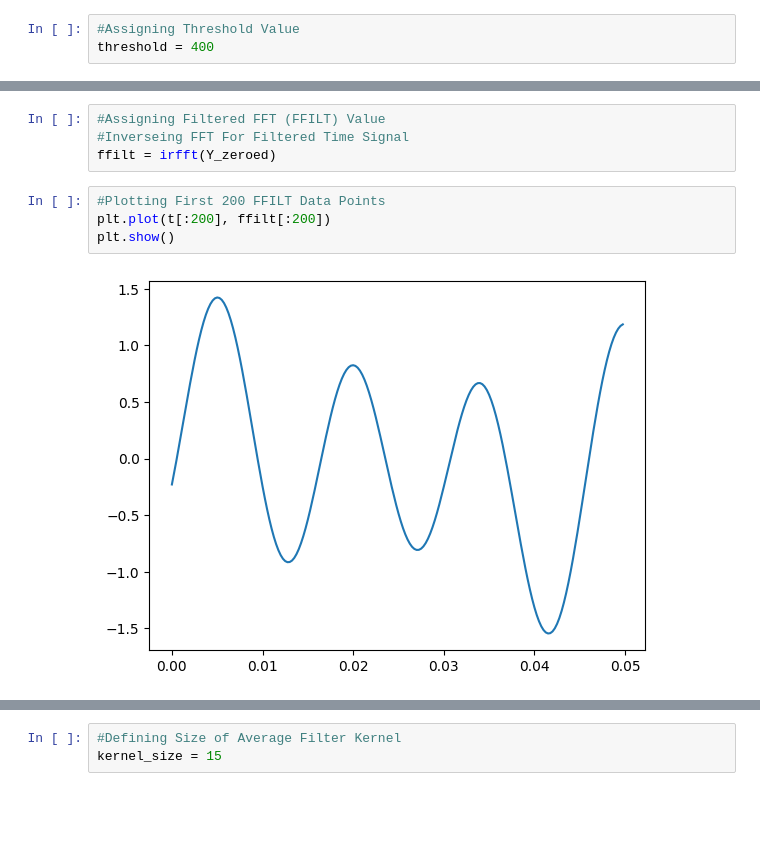
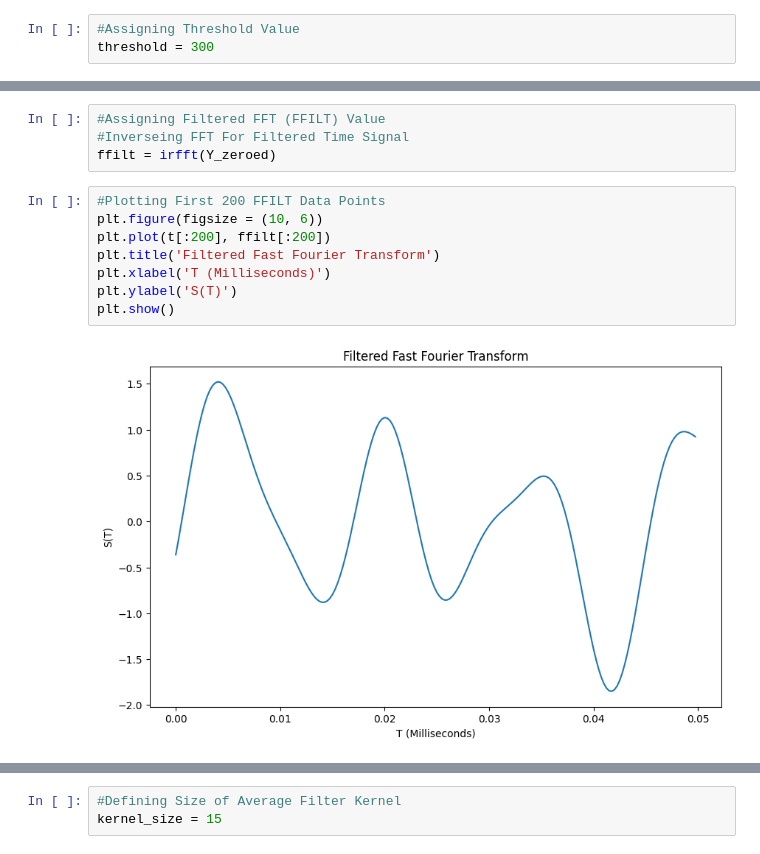
Before and after one commit to TarteelA/Applied-Signal-Processing-Using-Python, a Jupyter notebook: Abnormal.ipynb, the cells around one changed output, grey strips where cells are left out. Drawn from its saved outputs; the diff is of its cells as text; blank space fills up the shorter version.

```diff
--- a/Abnormal.ipynb
+++ b/Abnormal.ipynb
@@ -74,6 +74,6 @@ Text(0, 0.5, '|PSD|')
 # %%
 #Assigning Threshold Value
-threshold = 400
+threshold = 300
 # %%
 #Finding Freqs With Large PSD
 #Taking Out Small Fourier Coeffs In Y
@@ -85,9 +85,13 @@ Y_zeroed = indices * Y
 ffilt = irfft(Y_zeroed)
 # %%
 #Plotting First 200 FFILT Data Points
+plt.figure(figsize = (10, 6))
 plt.plot(t[:200], ffilt[:200])
+plt.title('Filtered Fast Fourier Transform')
+plt.xlabel('T (Milliseconds)')
+plt.ylabel('S(T)')
 plt.show()
 # %% [output]
-[figure, old version]
+[figure, new version]
 # %%
 #Plotting Noisy Signal
```
Also changed, not shown: parts of 12 cells of this notebook, 3 other files.
